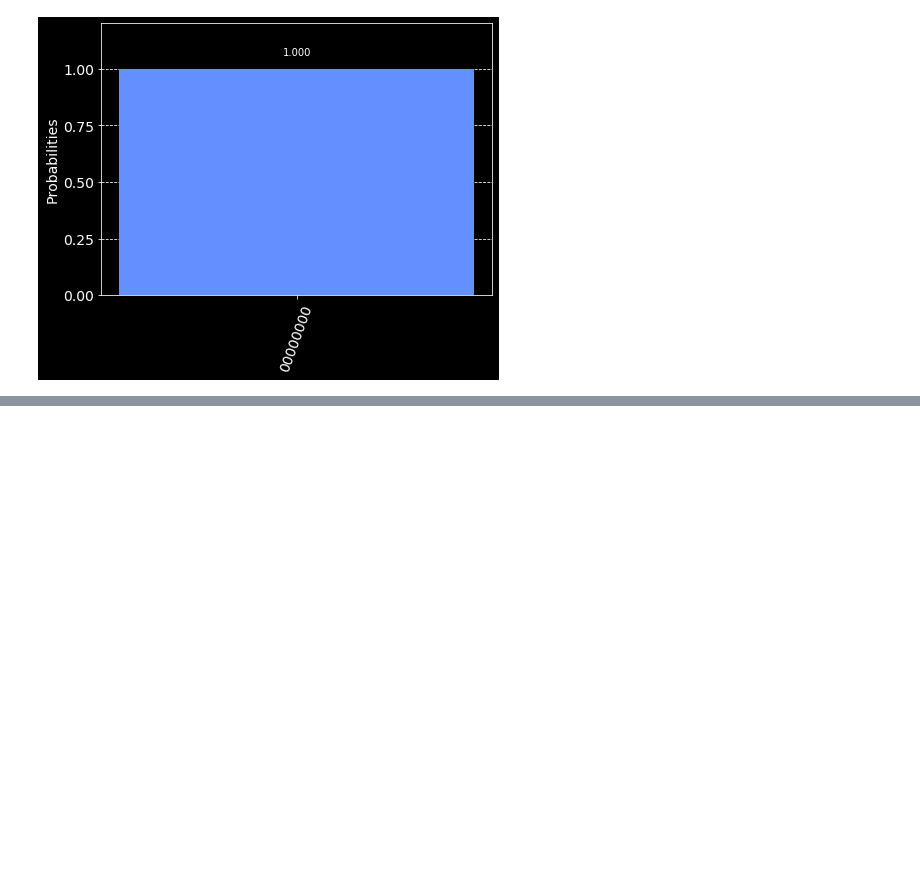
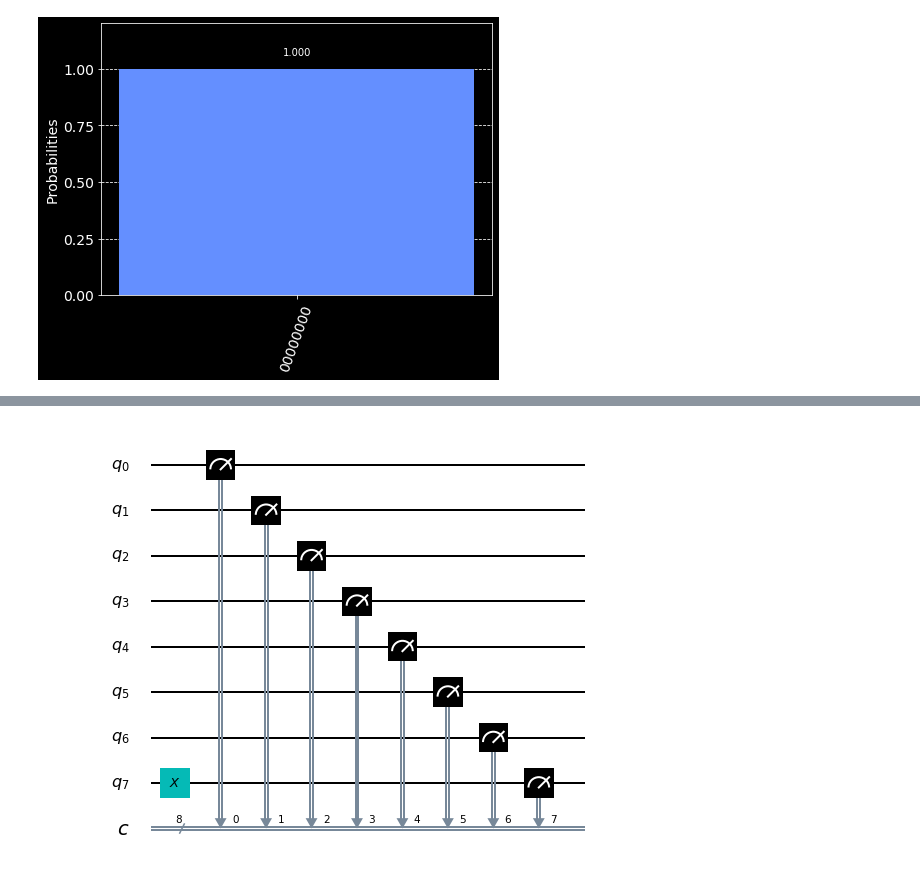
Before and after one commit to konkalaitzidis/Quantum-Computing-Programming, a Jupyter notebook: Qiskit/The-Atoms-of-Computation.ipynb, the cells around one changed output, grey strips where cells are left out. Saved outputs shown, nothing was run; the diff lists cells and outputs as text; code cells hidden in the pictures; blank space fills up the shorter version.

```diff
--- a/Qiskit/The-Atoms-of-Computation.ipynb
+++ b/Qiskit/The-Atoms-of-Computation.ipynb
@@ -45,0 +48,5 @@ plot_histogram(counts)
+# %%
+qc_encode = QuantumCircuit(n)
+qc_encode.x(7)
+
+qc_encode.draw()
@@ -45,0 +70,5 @@ plot_histogram(counts)
+# %%
+qc = qc_encode + qc_output
+qc.draw(output='mpl',justify='none')
+# %% [output]
+[figure, added]
```
Also changed, not shown: parts of 9 cells of this notebook.
